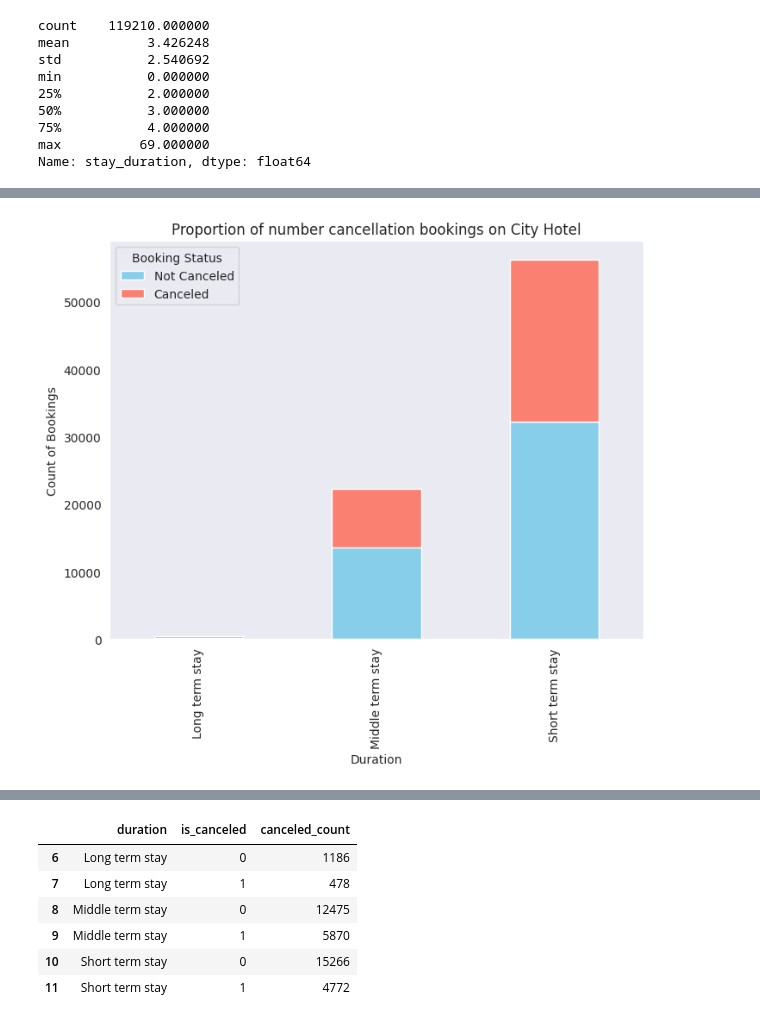
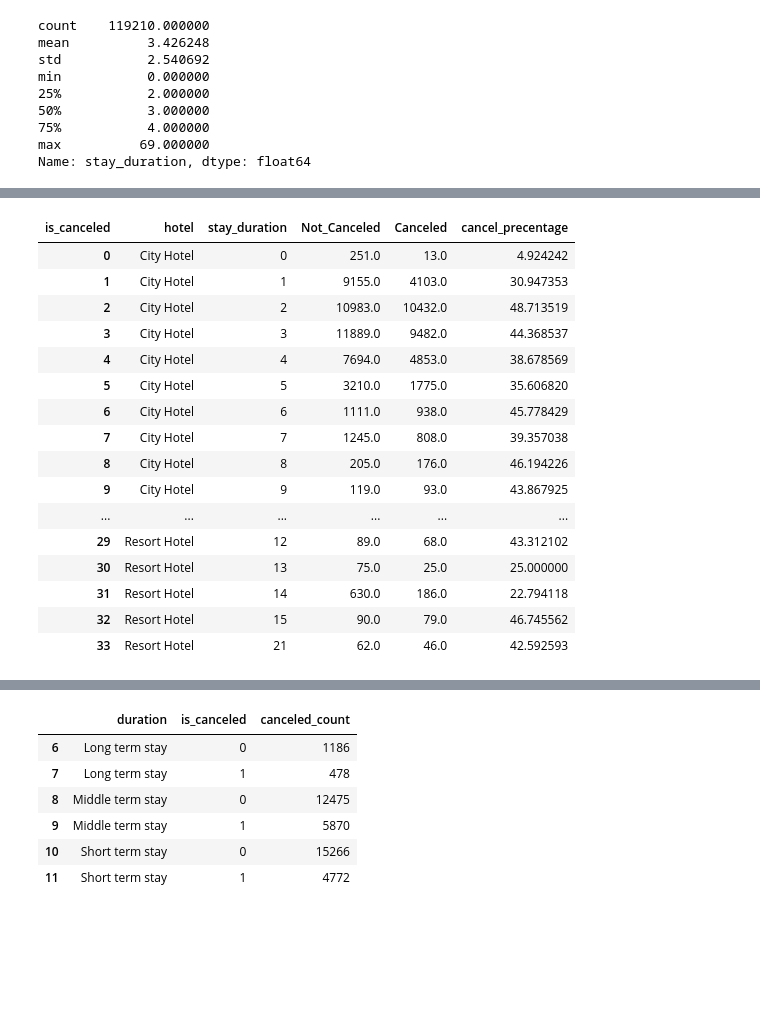
Before and after one commit to dzulwulann/Hotel_performance, a Jupyter notebook: Investigate_Hotel_Bussines.ipynb, the cells around one changed output, grey strips where cells are left out. Drawn from its saved outputs; the diff is of its cells as text; code cells hidden in the pictures; blank space fills up the shorter version.

```diff
--- a/Investigate_Hotel_Bussines.ipynb
+++ b/Investigate_Hotel_Bussines.ipynb
@@ -355,10 +291,0 @@ grouped_data
-# %%
-plt.figure(figsize=(8, 6))
-grouped_data.plot(kind='bar', stacked=True, color=['skyblue', 'salmon'], ax=plt.gca())
-plt.title('Proportion of number cancellation bookings on City Hotel')
-plt.xlabel('Duration', rotation=0)
-plt.ylabel('Count of Bookings')
-plt.legend(title='Booking Status')
-plt.show()
-# %% [output]
-[figure, removed]
@@ -364,0 +295,26 @@ plt.show()
+# %%
+cancel_agg = hotel_stay.groupby(['hotel','stay_duration','is_canceled',]).size().reset_index(name='canceled_count')
+cancel_pvt = cancel_agg.pivot_table(index =['hotel', 'stay_duration'], columns='is_canceled', values='canceled_count').reset_index()
+# Rename the columns for clarity
+cancel_pvt.rename(columns={0: 'Not_Canceled', 1: 'Canceled'}, inplace=True)
+cancel_pvt['cancel_precentage'] = (cancel_pvt['Canceled']/(cancel_pvt['Canceled']+cancel_pvt['Not_Canceled']))*100
+
+cancel_pvt
+# %% [output]
+| is_canceled | hotel | stay_duration | Not_Canceled | Canceled | cancel_precentage |
+| 0 | City Hotel | 0 | 251.0 | 13.0 | 4.924242 |
+| 1 | City Hotel | 1 | 9155.0 | 4103.0 | 30.947353 |
+| 2 | City Hotel | 2 | 10983.0 | 10432.0 | 48.713519 |
+| 3 | City Hotel | 3 | 11889.0 | 9482.0 | 44.368537 |
+| 4 | City Hotel | 4 | 7694.0 | 4853.0 | 38.678569 |
+| 5 | City Hotel | 5 | 3210.0 | 1775.0 | 35.606820 |
+| 6 | City Hotel | 6 | 1111.0 | 938.0 | 45.778429 |
+| 7 | City Hotel | 7 | 1245.0 | 808.0 | 39.357038 |
+| 8 | City Hotel | 8 | 205.0 | 176.0 | 46.194226 |
+| 9 | City Hotel | 9 | 119.0 | 93.0 | 43.867925 |
+| ... | ... | ... | ... | ... | ... |
+| 29 | Resort Hotel | 12 | 89.0 | 68.0 | 43.312102 |
+| 30 | Resort Hotel | 13 | 75.0 | 25.0 | 25.000000 |
+| 31 | Resort Hotel | 14 | 630.0 | 186.0 | 22.794118 |
+| 32 | Resort Hotel | 15 | 90.0 | 79.0 | 46.745562 |
+| 33 | Resort Hotel | 21 | 62.0 | 46.0 | 42.592593 |
```
Also changed, not shown: parts of 11 cells of this notebook.
